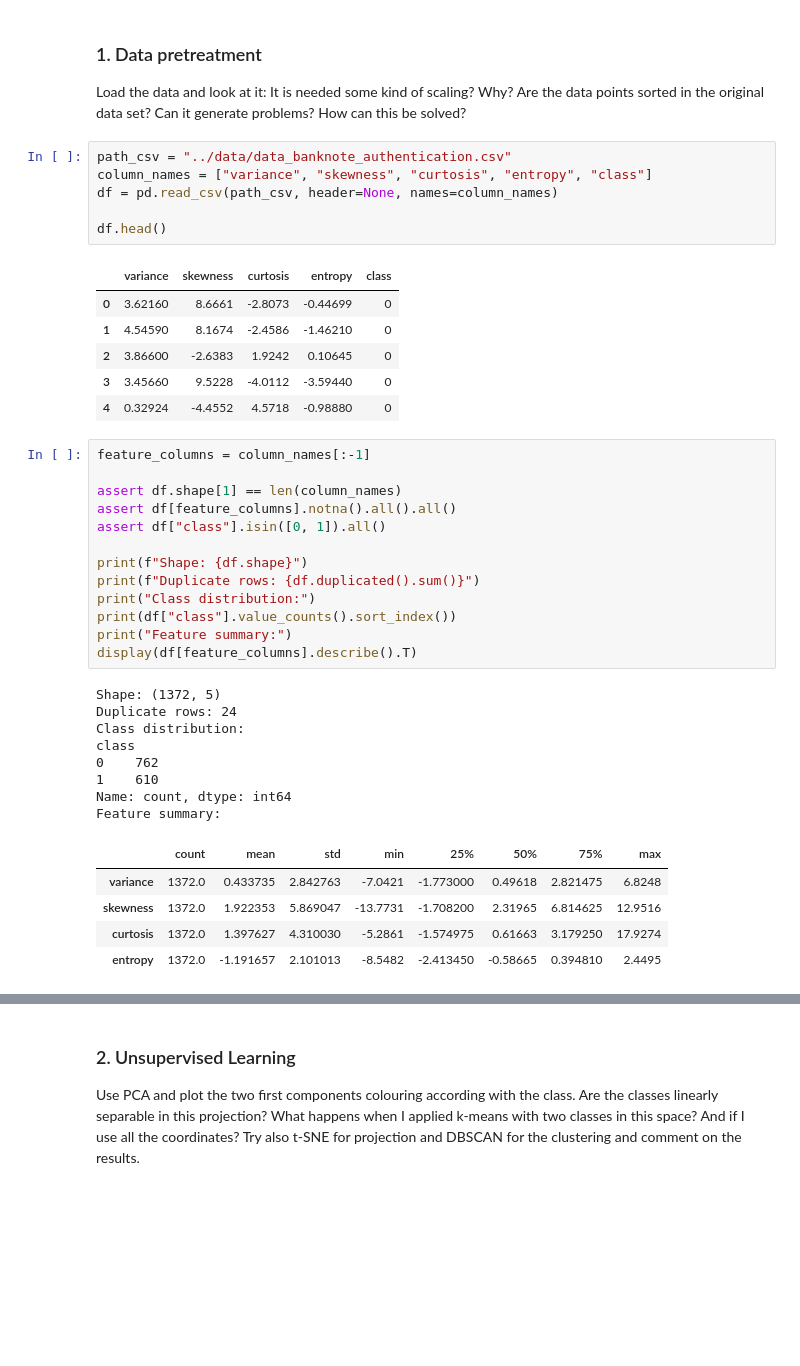
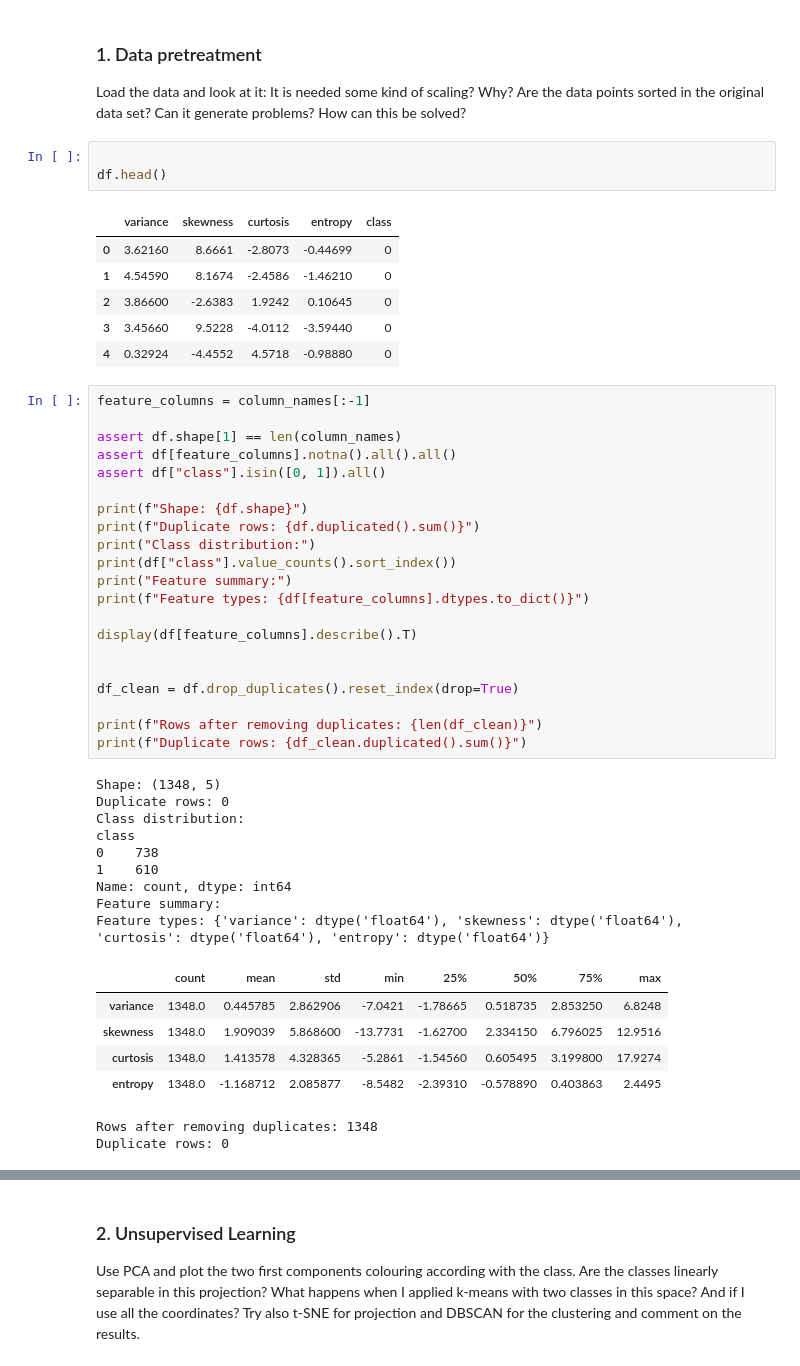
Before and after one commit to NicXVII/Intro_to_ML_26-27, a Jupyter notebook: Challenges/challenge_one.ipynb, the cells around one changed output, grey strips where cells are left out. Drawn from its saved outputs; the diff is of its cells as text; blank space fills up the shorter version.

```diff
--- a/Challenges/challenge_one.ipynb
+++ b/Challenges/challenge_one.ipynb
@@ -30,9 +34,6 @@ import sklearn as sk
 
 Load the data and look at it: It is needed some kind of scaling? Why? Are the data points sorted in the original data set? Can it generate problems? How can this be solved?
 # %%
-path_csv = "../data/data_banknote_authentication.csv"
-column_names = ["variance", "skewness", "curtosis", "entropy", "class"]
-df = pd.read_csv(path_csv, header=None, names=column_names)
 
 df.head()
 # %% [output]
@@ -45,27 +46,38 @@ df.head()
 # %%
 feature_columns = column_names[:-1]
 
 assert df.shape[1] == len(column_names)
 assert df[feature_columns].notna().all().all()
 assert df["class"].isin([0, 1]).all()
 
 print(f"Shape: {df.shape}")
 print(f"Duplicate rows: {df.duplicated().sum()}")
 print("Class distribution:")
 print(df["class"].value_counts().sort_index())
 print("Feature summary:")
+print(f"Feature types: {df[feature_columns].dtypes.to_dict()}")
+
 display(df[feature_columns].describe().T)
+
+
+df_clean = df.drop_duplicates().reset_index(drop=True)
+
+print(f"Rows after removing duplicates: {len(df_clean)}")
+print(f"Duplicate rows: {df_clean.duplicated().sum()}")
 # %% [output]
-Shape: (1372, 5)
-Duplicate rows: 24
+Shape: (1348, 5)
+Duplicate rows: 0
 Class distribution:
 class
-0    762
+0    738
 1    610
 Name: count, dtype: int64
 Feature summary:
+Feature types: {'variance': dtype('float64'), 'skewness': dtype('float64'), 'curtosis': dtype('float64'), 'entropy': dtype('float64')}
 |  | count | mean | std | min | 25% | 50% | 75% | max |
-| variance | 1372.0 | 0.433735 | 2.842763 | -7.0421 | -1.773000 | 0.49618 | 2.821475 | 6.8248 |
-| skewness | 1372.0 | 1.922353 | 5.869047 | -13.7731 | -1.708200 | 2.31965 | 6.814625 | 12.9516 |
-| curtosis | 1372.0 | 1.397627 | 4.310030 | -5.2861 | -1.574975 | 0.61663 | 3.179250 | 17.9274 |
-| entropy | 1372.0 | -1.191657 | 2.101013 | -8.5482 | -2.413450 | -0.58665 | 0.394810 | 2.4495 |
+| variance | 1348.0 | 0.445785 | 2.862906 | -7.0421 | -1.78665 | 0.518735 | 2.853250 | 6.8248 |
+| skewness | 1348.0 | 1.909039 | 5.868600 | -13.7731 | -1.62700 | 2.334150 | 6.796025 | 12.9516 |
+| curtosis | 1348.0 | 1.413578 | 4.328365 | -5.2861 | -1.54560 | 0.605495 | 3.199800 | 17.9274 |
+| entropy | 1348.0 | -1.168712 | 2.085877 | -8.5482 | -2.39310 | -0.578890 | 0.403863 | 2.4495 |
+Rows after removing duplicates: 1348
+Duplicate rows: 0
```
Also changed, not shown: parts of 26 cells of this notebook, 3 other files.
